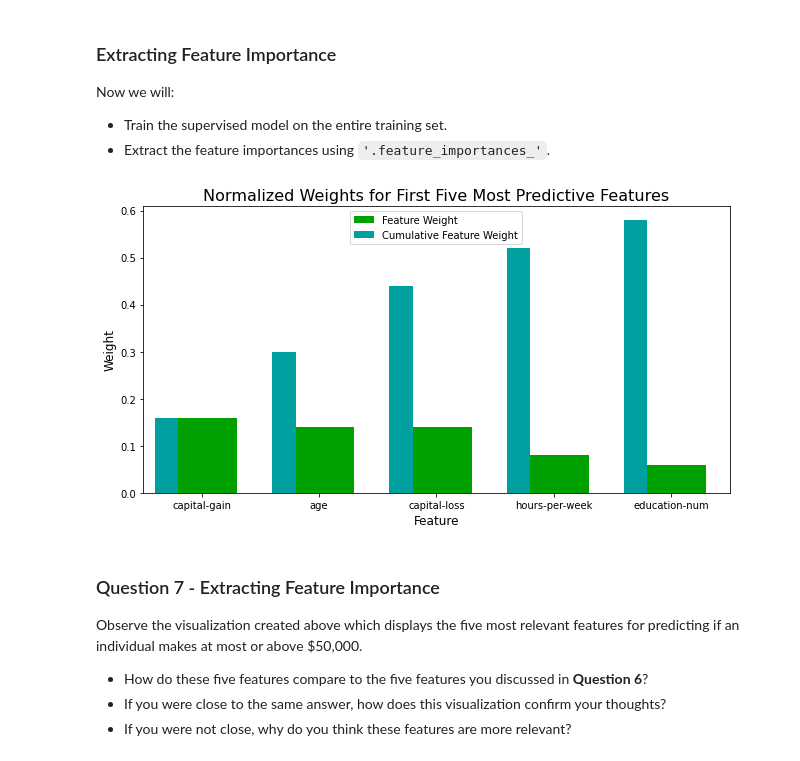
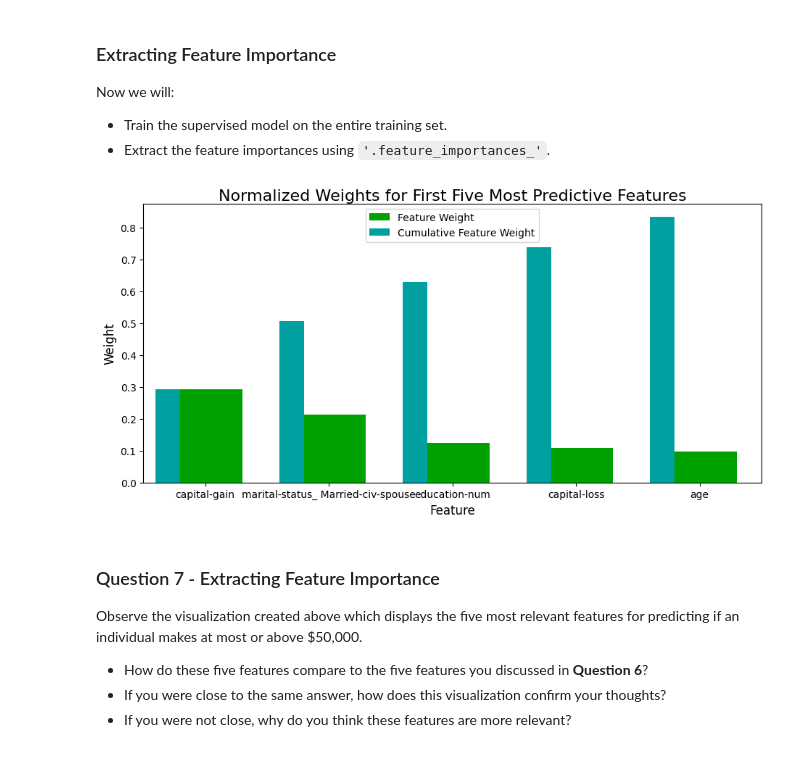
Before and after one commit to simonerigoni/finding_donors_project, a Jupyter notebook: finding_donors.ipynb, the cells around one changed output. Cells and saved outputs as stored; diff of their text form; code cells hidden in the pictures.

```diff
--- a/finding_donors.ipynb
+++ b/finding_donors.ipynb
@@ -37,18 +39,18 @@ import seaborn as sns
 from time import time
 from IPython.display import display # Allows the use of display() for DataFrames
 
+import configuration
+
 # Import supplementary visualization code visuals.py
 import visuals as vs
 
-# Constants
-BETA = 0.5
-RANDOM_STATE = 1
+configuration.create_folders()
 
 # Pretty display for notebooks
 %matplotlib inline
 
 # Load the Census dataset
-data = pd.read_csv("census.csv")
+data = pd.read_csv(configuration.DATA_FOLDER + "census.csv")
 
 # Display the first 10 records
 display(data.head(n=10))
@@ -576,9 +587,9 @@ from sklearn.svm import SVC
 from sklearn.ensemble import AdaBoostClassifier
 
 # Initialize the three models
-classifier_A = DecisionTreeClassifier(random_state = RANDOM_STATE)
-classifier_B = SVC(random_state = RANDOM_STATE, gamma='auto')
-classifier_C = AdaBoostClassifier(random_state = RANDOM_STATE)
+classifier_A = DecisionTreeClassifier(random_state = configuration.RANDOM_STATE)
+classifier_B = SVC(random_state = configuration.RANDOM_STATE, gamma='auto')
+classifier_C = AdaBoostClassifier(random_state = configuration.RANDOM_STATE, algorithm='SAMME')  # Explicitly setting the algorithm to SAMME to avoid FutureWarning: The SAMME.R algorithm (the default) is deprecated and will be removed in 1.6. Use the SAMME algorithm to circumvent this warning
 
 # Calculate the number of samples for 1%, 10%, and 100% of the training data
 samples_100 = len(y_train)
@@ -597,9 +608,6 @@ for classifier in [classifier_A, classifier_B, classifier_C]:
     for i, samples in enumerate([samples_1, samples_10, samples_100]):
         results[classifier_name][i] = \
         train_predict(classifier, samples, X_train, y_train, X_test, y_test)
-
-# Run metrics visualization for the three supervised learning models chosen
-vs.evaluate(results, accuracy, fscore)
 # %% [output]
 DecisionTreeClassifier trained on 361 samples.
 DecisionTreeClassifier trained on 3617 samples.
@@ -825,16 +844,16 @@ Now we will:
 # %%
 # Import a supervised learning model that has 'feature_importances_'
 
 # Train the supervised model on the training set using .fit(X_train, y_train)
-model = AdaBoostClassifier().fit(X_train,y_train)
+model = AdaBoostClassifier(algorithm='SAMME').fit(X_train,y_train)
 
 # Extract the feature importances using .feature_importances_
 importances = model.feature_importances_
 
 # Plot
 vs.feature_plot(importances, X_train, y_train)
 # %% [output]
-[figure, old version]
+[figure, new version]
 # %% [markdown]
 ### Question 7 - Extracting Feature Importance
 
```
Also changed, not shown: parts of 17 cells of this notebook, 1 other file.
